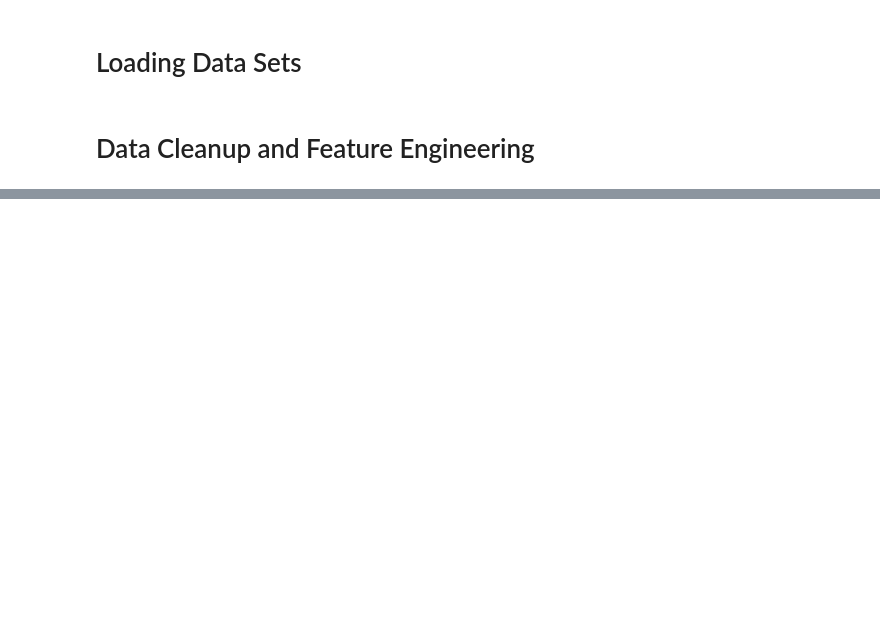
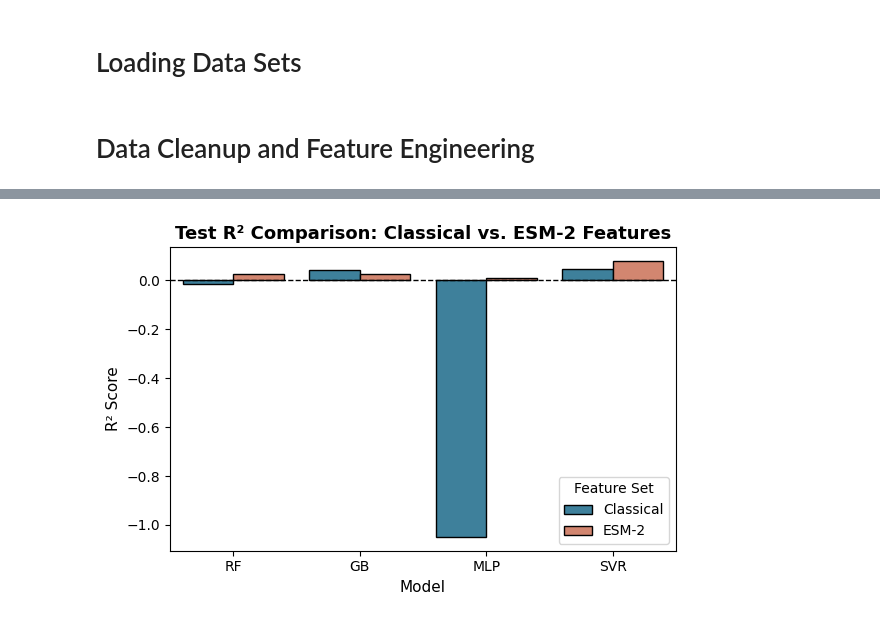
Before and after one commit to edupacheco54/mads_milestoneII_clinical_stage_mAb_developability_prediction, a Jupyter notebook: eda_notebook.ipynb, the cells around one changed output, grey strips where cells are left out. Cells and saved outputs as stored; diff of their text form; code cells hidden in the pictures; blank space fills up the shorter version.

```diff
--- a/eda_notebook.ipynb
+++ b/eda_notebook.ipynb
@@ -424,0 +469,24 @@ In-sample RMSE: 0.114 | R-squared: 0.051 | MAE: 0.063
+# %%
+results2 = []
+
+for m in ["rf", "gb", "mlp", "svr"]:
+    print(f"\n=== {m.upper()} ===")
+
+    classical_res = train_and_eval_proofread(classical_X.values, classical_y, m)
+    classical_res["feature_set"] = "Classical"
+
+    esm_res = train_and_eval_proofread(esm_X, esm_y, m)
+    esm_res["feature_set"] = "ESM-2"
+
+    results2.extend([classical_res, esm_res])
+
+results_df2 = pd.DataFrame(results2)
+
+results_df2 = results_df2.rename(columns={
+    "train_rmse": "rmse_train",
+    "test_rmse": "rmse_test",
+    "train_r2": "r2_train",
+    "test_r2": "r2_test"
+})[["feature_set", "model", "rmse_train", "rmse_test", "r2_train", "r2_test"]]
+
+results_df2
@@ -424,0 +510,18 @@ In-sample RMSE: 0.114 | R-squared: 0.051 | MAE: 0.063
+# %%
+plt.figure(figsize=(6, 4))
+sns.barplot(
+    data=results_df2,
+    x="model", y="r2_test", hue="feature_set",
+    palette=["#2E86AB", "#E27D60"],
+    edgecolor="black"
+)
+
+plt.title("Test R² Comparison: Classical vs. ESM-2 Features", fontsize=13, weight="bold")
+plt.ylabel("R² Score", fontsize=11)
+plt.xlabel("Model", fontsize=11)
+plt.axhline(0, color="black", linestyle="--", linewidth=1)
+plt.legend(title="Feature Set", loc="lower right", frameon=True)
+plt.tight_layout()
+plt.show()
+# %% [output]
+[figure, added]
```
Also changed, not shown: parts of 18 cells of this notebook, 3 other files.
